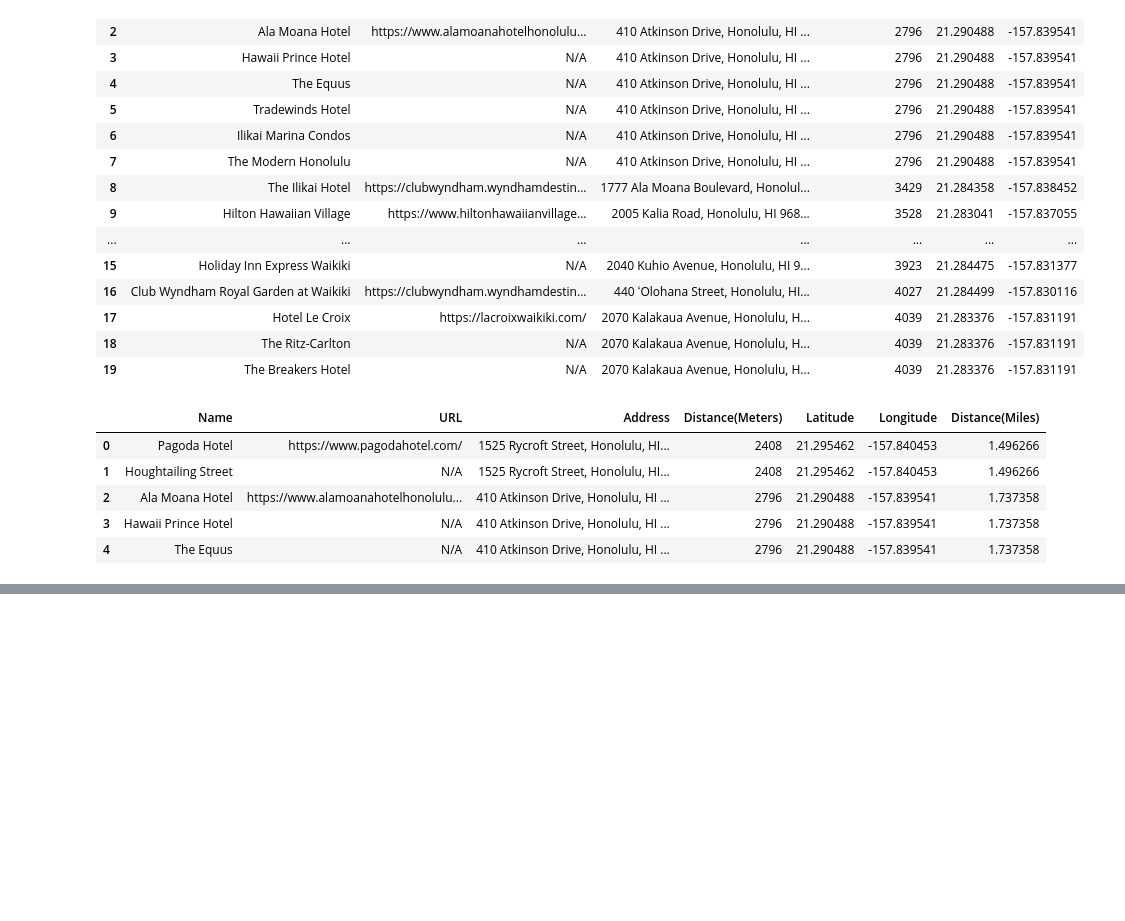
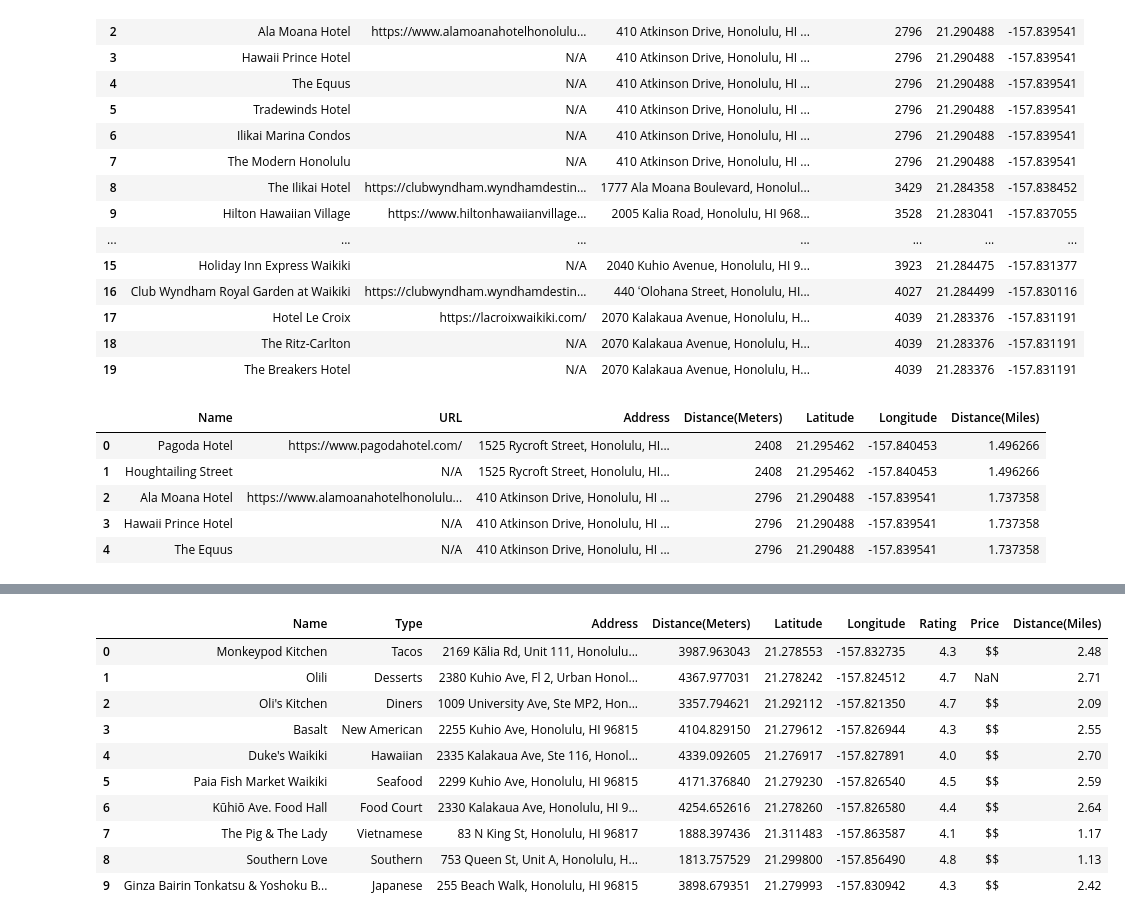
Before and after one commit to messymessina29/Hawaii_Tour_Guide_Project, a Jupyter notebook: Andrew/hawaii_restaurants_hotels.ipynb, the cells around one changed output, grey strips where cells are left out. Cells and saved outputs as stored; diff of their text form; code cells hidden in the pictures; blank space fills up the shorter version.

```diff
--- a/Andrew/hawaii_restaurants_hotels.ipynb
+++ b/Andrew/hawaii_restaurants_hotels.ipynb
@@ -196,0 +219,15 @@ restaraunt_df.to_csv('restaurants.csv',index=False)
+# %%
+rest_df['Distance(Miles)'] = (rest_df['Distance(Meters)']/1609.34).round(2)
+rest_df.head(10)
+# %% [output]
+|  | Name | Type | Address | Distance(Meters) | Latitude | Longitude | Rating | Price | Distance(Miles) |
+| 0 | Monkeypod Kitchen | Tacos | 2169 Kālia Rd, Unit 111, Honolulu... | 3987.963043 | 21.278553 | -157.832735 | 4.3 | $$ | 2.48 |
+| 1 | Olili | Desserts | 2380 Kuhio Ave, Fl 2, Urban Honol... | 4367.977031 | 21.278242 | -157.824512 | 4.7 | NaN | 2.71 |
+| 2 | Oli's Kitchen | Diners | 1009 University Ave, Ste MP2, Hon... | 3357.794621 | 21.292112 | -157.821350 | 4.7 | $$ | 2.09 |
+| 3 | Basalt | New American | 2255 Kuhio Ave, Honolulu, HI 96815 | 4104.829150 | 21.279612 | -157.826944 | 4.3 | $$ | 2.55 |
+| 4 | Duke's Waikiki | Hawaiian | 2335 Kalakaua Ave, Ste 116, Honol... | 4339.092605 | 21.276917 | -157.827891 | 4.0 | $$ | 2.70 |
+| 5 | Paia Fish Market Waikiki | Seafood | 2299 Kuhio Ave, Honolulu, HI 96815 | 4171.376840 | 21.279230 | -157.826540 | 4.5 | $$ | 2.59 |
+| 6 | Kūhiō Ave. Food Hall | Food Court | 2330 Kalakaua Ave, Honolulu, HI 9... | 4254.652616 | 21.278260 | -157.826580 | 4.4 | $$ | 2.64 |
+| 7 | The Pig & The Lady | Vietnamese | 83 N King St, Honolulu, HI 96817 | 1888.397436 | 21.311483 | -157.863587 | 4.1 | $$ | 1.17 |
+| 8 | Southern Love | Southern | 753 Queen St, Unit A, Honolulu, H... | 1813.757529 | 21.299800 | -157.856490 | 4.8 | $$ | 1.13 |
+| 9 | Ginza Bairin Tonkatsu & Yoshoku B... | Japanese | 255 Beach Walk, Honolulu, HI 96815 | 3898.679351 | 21.279993 | -157.830942 | 4.3 | $$ | 2.42 |
```
Also changed, not shown: parts of 6 cells of this notebook, 4 other files.
